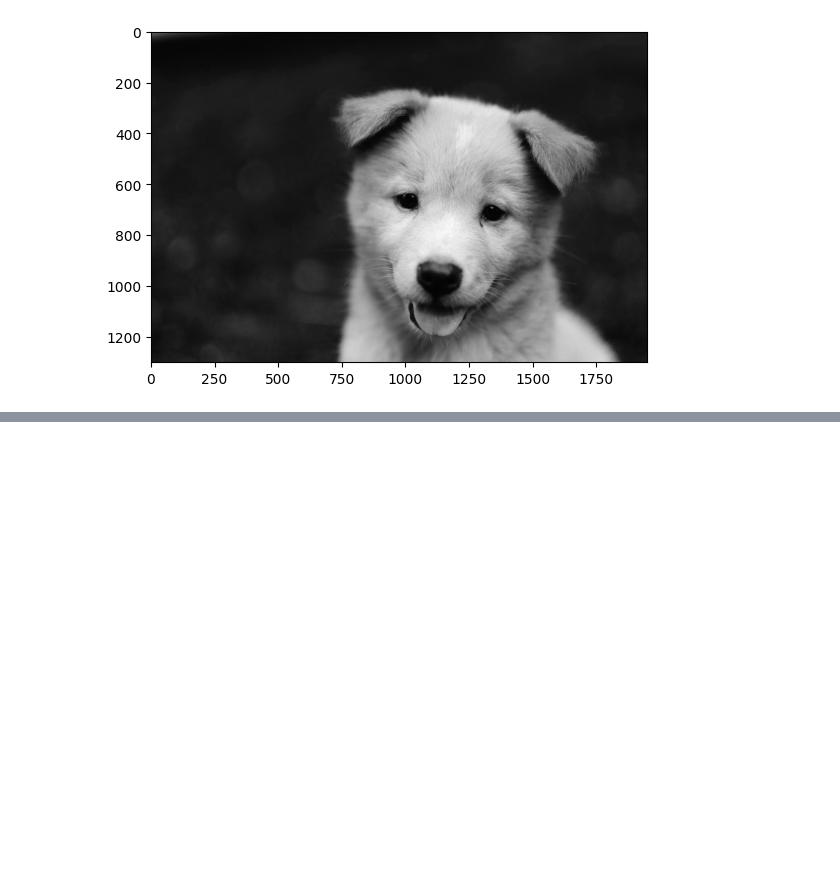
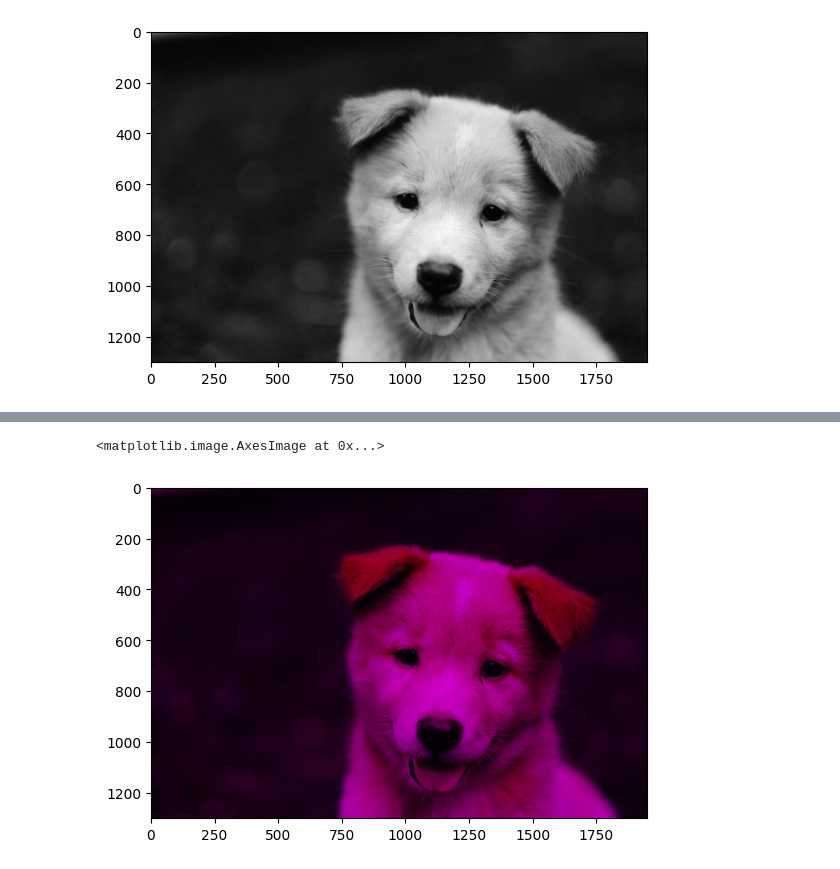
Before and after one commit to DavoodSZ1993/OpenCV_Tutorial, a Jupyter notebook: 02_images_and_numpy.ipynb, the cells around one changed output, grey strips where cells are left out. Saved outputs shown, nothing was run; the diff lists cells and outputs as text; code cells hidden in the pictures; blank space fills up the shorter version.

```diff
--- a/02_images_and_numpy.ipynb
+++ b/02_images_and_numpy.ipynb
@@ -53,0 +67,6 @@ plt.imshow(pic_red[:, :, 0], cmap='gray')
+# %%
+pic_red[:, :, 1] = 0
+plt.imshow(pic_red, cmap='gray')
+# %% [output]
+<matplotlib.image.AxesImage at 0x...>
+[figure, added]
```
Also changed, not shown: parts of 3 cells of this notebook.
